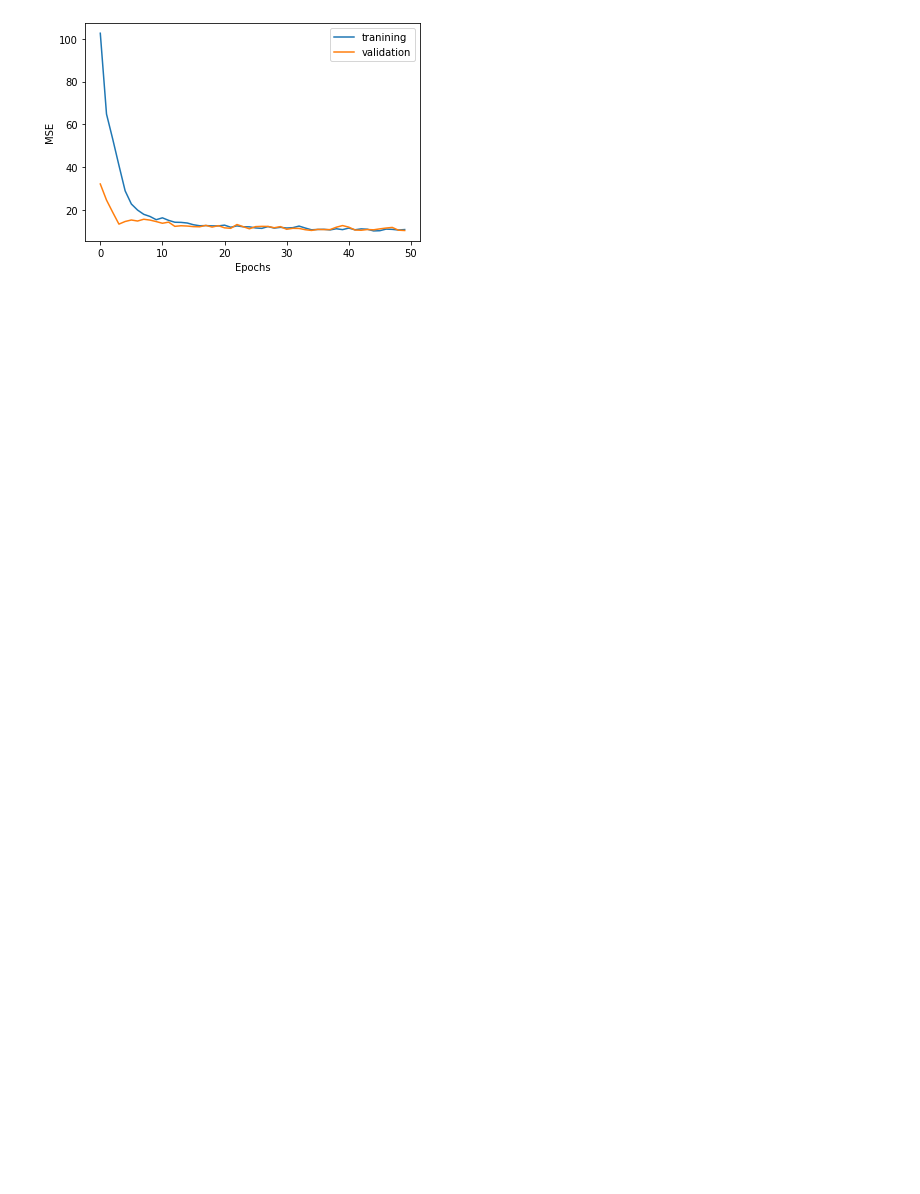
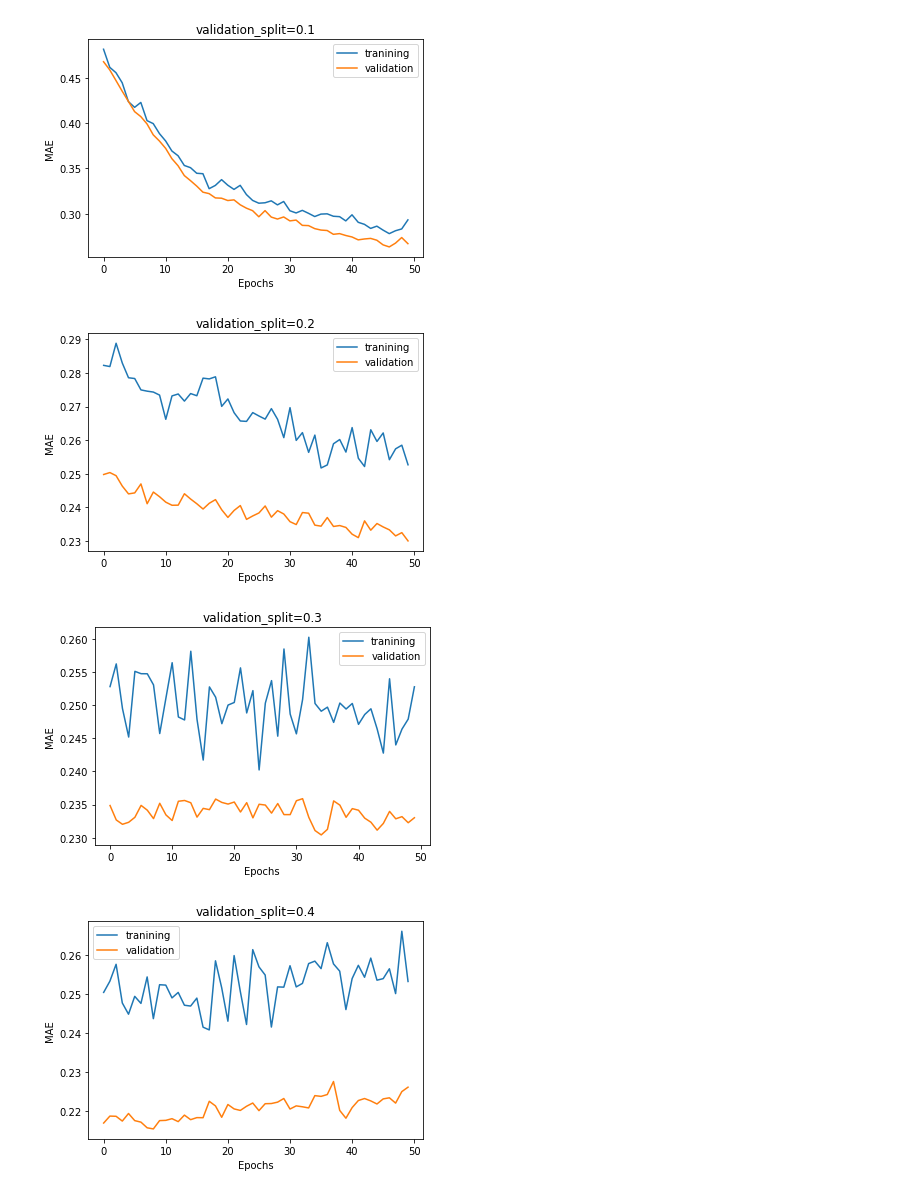
Before and after one commit to sy-app/mmsl-20220127, a Jupyter notebook: workspace/src/hw/dlr.ipynb, the cells around one changed output. Drawn from its saved outputs; the diff is of its cells as text; code cells hidden in the pictures; blank space fills up the shorter version.

Commit message:
feat: validation_split, epochs, batch_sizeを変えてtitanicを分類

```diff
--- a/workspace/src/hw/dlr.ipynb
+++ b/workspace/src/hw/dlr.ipynb
@@ -1,3 +1,3 @@
 # %%
 import pandas as pd
-houseData=pd.read_csv("../../data/csvData/bostonhousing.csv")
+data=pd.read_csv("titanic_preprocessed.csv")
@@ -50,10 +65,3 @@ Non-trainable params: 0
 _________________________________________________________________
 # %%
 model.compile(loss="mse",optimizer="rmsprop",metrics=['mae'])
-# %%
-from sklearn.model_selection import train_test_split
-
-houseDataX=houseData.loc[:,'crim':'lstat']
-houseDataY=houseData.loc[:,['medv']]
-
-X_train, X_test, y_train, y_test = train_test_split(houseDataX, houseDataY, test_size=0.1,random_state=42)
@@ -68,2 +67,0 @@ print(y_test.size)
-# %%
-result=model.fit(X_train,y_train,validation_split=0.2,epochs=50,batch_size=8)
@@ -87,0 +68,9 @@ Epoch 50/50
+# %%
+parameters = ['validation_split', 'epochs', 'batch_size']
+validation_split_list = [0.1, 0.2, 0.3, 0.4, 0.5]
+epochs_list = [10, 50, 100, 150, 200]
+batch_size_list = [4, 8, 12, 16, 20]
+param_value_dict = {}
+param_value_dict[parameters[0]] = validation_split_list
+param_value_dict[parameters[1]] = epochs_list
+param_value_dict[parameters[2]] = batch_size_list
@@ -88,10 +125,27 @@ Epoch 50/50
 # %%
 import matplotlib.pyplot as plt
-plt.plot(result.history['mae'],label="tranining")
-plt.plot(result.history['val_mae'],label="validation")
-plt.xlabel('Epochs')
-plt.ylabel('MSE')
-plt.legend()
-plt.show()
+
+for param in parameters:
+    for param_value, result in results['compare_{}'.format(param)].items():
+        plt.plot(result.history['mae'],label="tranining")
+        plt.plot(result.history['val_mae'],label="validation")
+        plt.xlabel('Epochs')
+        plt.ylabel('MAE')
+        plt.title('{}={}'.format(param, str(param_value)))
+        plt.legend()
+        plt.show()
+
+    if param != 'epochs':
+        # fig = plt.figure()
+        plt.xlabel('Epochs')
+        plt.ylabel('MAE')
+        for param_value, result in results['compare_{}'.format(param)].items():
+            plt.plot(result.history['val_mae'],label='{}={}'.format(param, str(param_value)))
+        plt.title('MAE for each {} (validation)'.format(param))
+        plt.legend()
+        plt.show()
 # %% [output]
-[figure, old version]
+[figure, new version]
+[figure, added]
+[figure, added]
+[figure, added]
```
Also changed, not shown: parts of 24 cells of this notebook, 6 other files.
